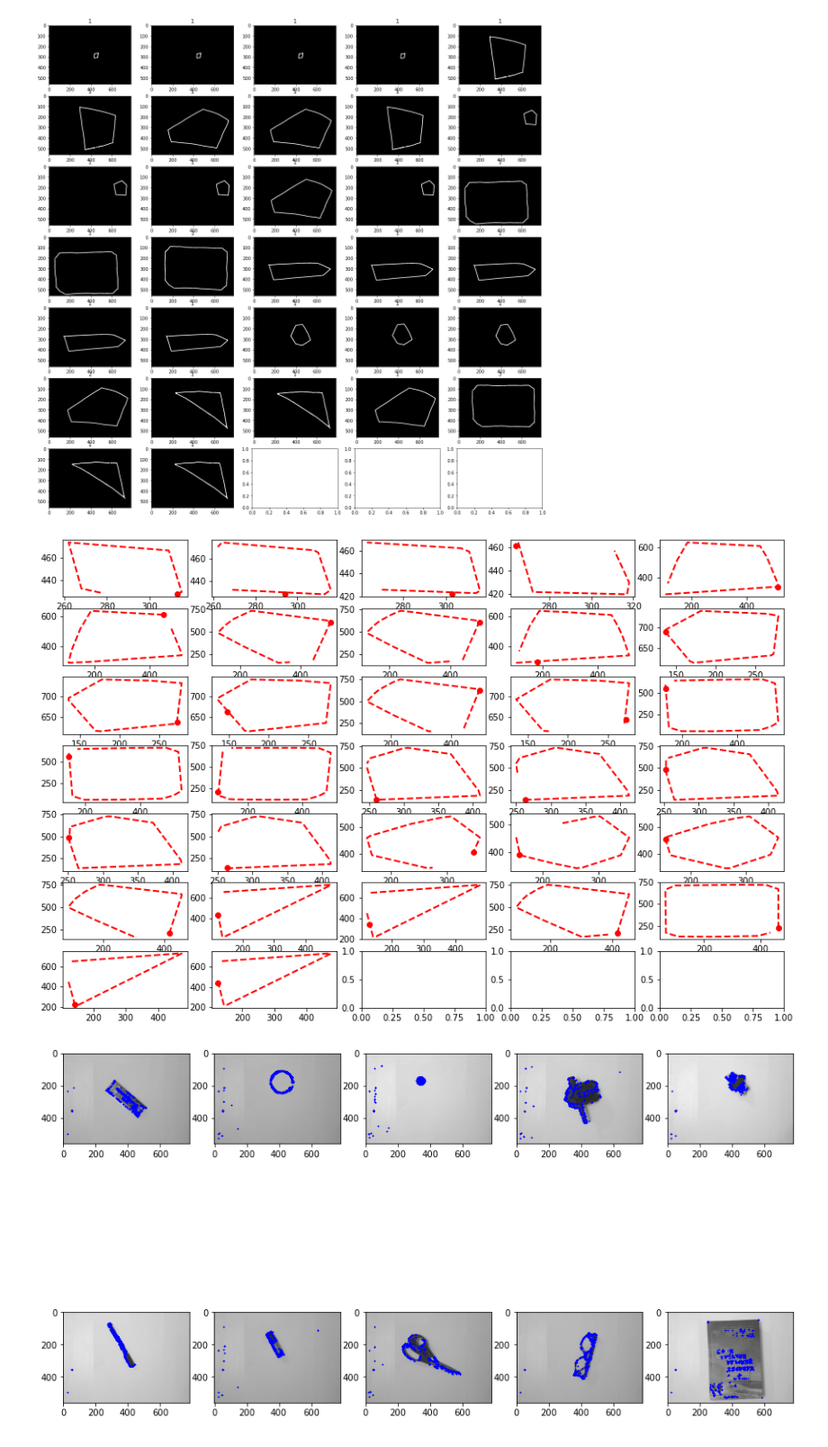
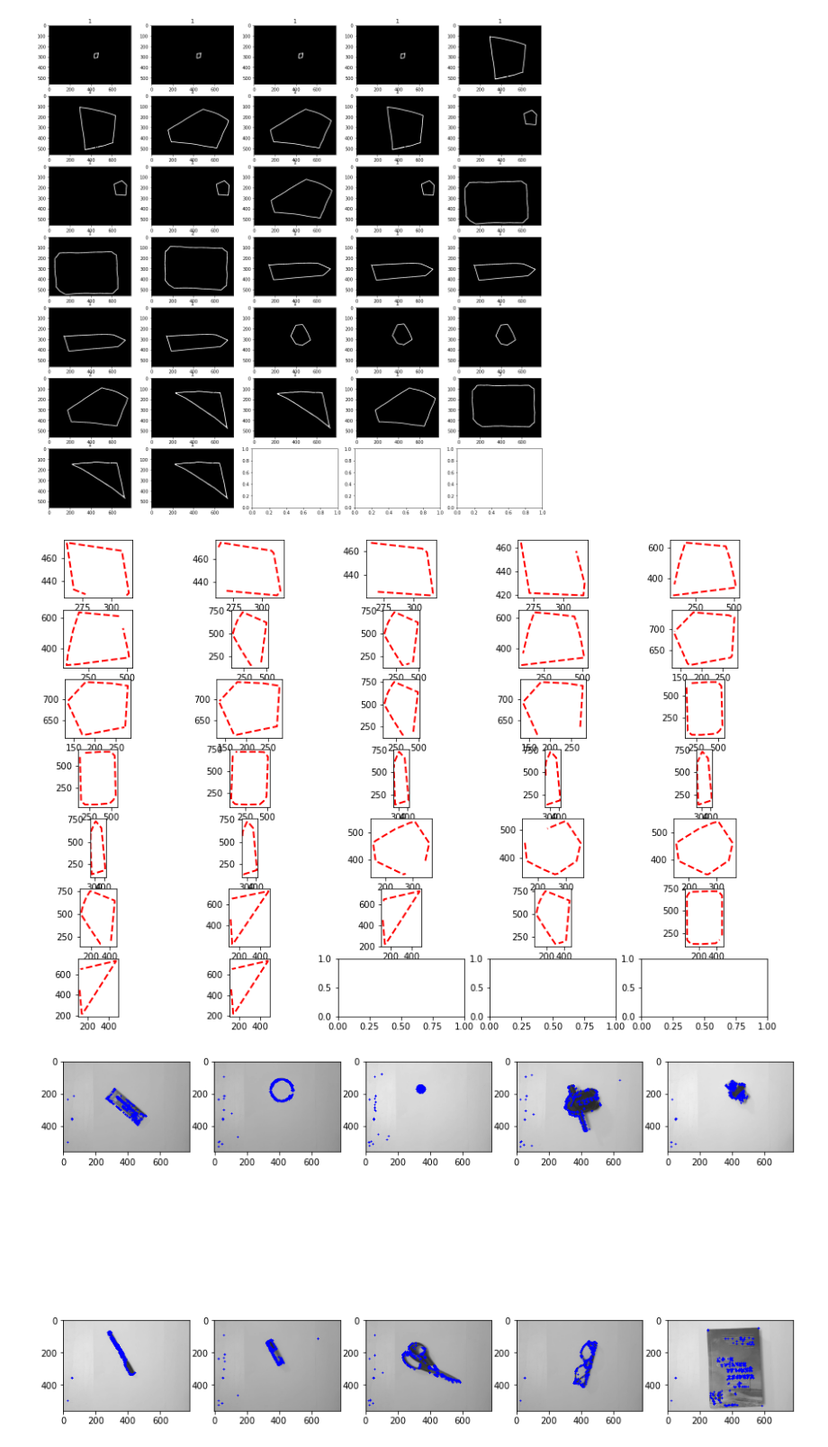
Before and after one commit to evoloshinova/intelligent-placer, a Jupyter notebook: intelligent-placer.ipynb, the cells around one changed output. Shown at 90% size. Cells and saved outputs as stored; diff of their text form; code cells hidden in the pictures.

Commit message:
added visualisation

```diff
--- a/intelligent-placer.ipynb
+++ b/intelligent-placer.ipynb
@@ -24,11 +25,10 @@ template_names = np.array(['pallete', 'shadow', 'coin', 'glasses', 'cat', 'pen',
 # %%
 collection_p = 'images/patterns/*.jpg'
 raw_templates = imread_collection(collection_p)
-unchanged_templates = []
+colored_templates = []
 templates = []
 for image in raw_templates:
     templates.append(rgb2gray(image))
-    unchanged_templates.append(rgb2gray(image))
 fig, ax = plt.subplots(2, 5, figsize=(15, 10))
 height = [390, 950] #обрезаем так, чтобы размер фотографии был такой же, как у прямоугольников
 width = [25, 805]
@@ -119,18 +120,19 @@ for i in range(len(images)):
 # %%
 polygon_hulls = []
 fig, ax = plt.subplots(N, 5, figsize=(15, 10))
-ax.set_aspect('equal', adjustable='box')
+#ax.set_aspect('equal', adjustable='box')
 for i in range(len(images)):
     points = polygons[i]
     hull = ConvexHull(points)
     new_polygon = np.array(pyclipper.CleanPolygon(points[hull.vertices]))
     polygon_hulls.append(new_polygon)
+    ax[i // 5][i % 5].set_aspect('equal', adjustable='box')
     ax[i // 5][i % 5].plot(new_polygon[:, 0], new_polygon[:, 1], 'r--', lw=2)
 
 
 plt.show()
 # %% [output]
-[figure, old version]
+[figure, new version]
 # %%
 template_descriptors = []
 template_keypoints = []
```
Also changed, not shown: parts of 11 cells of this notebook.
